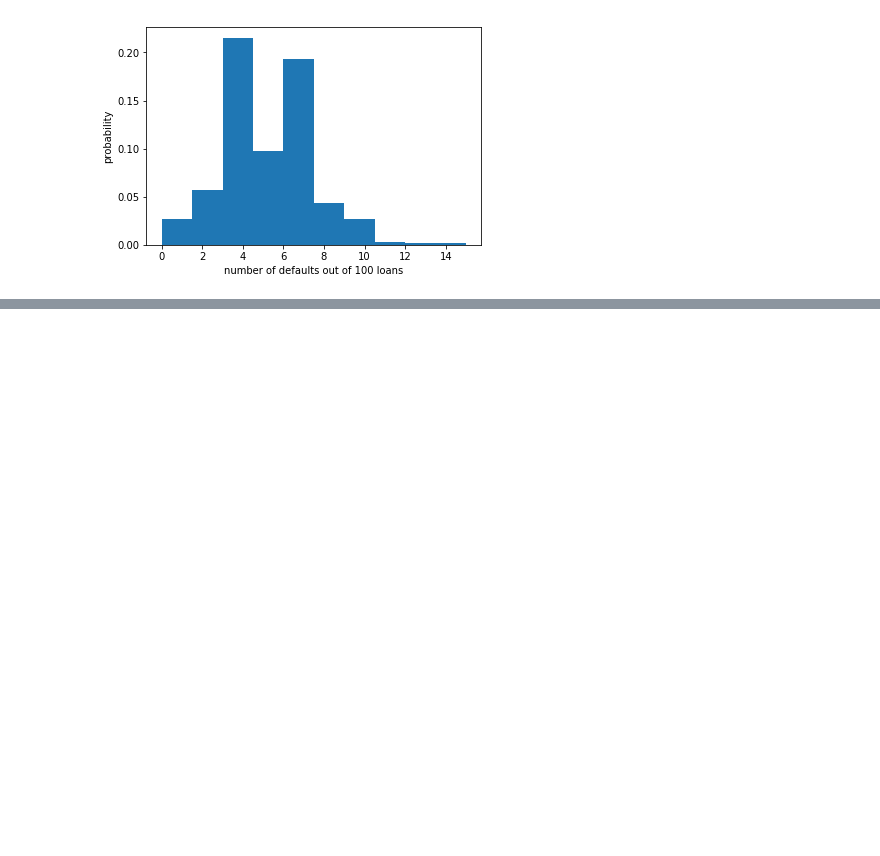
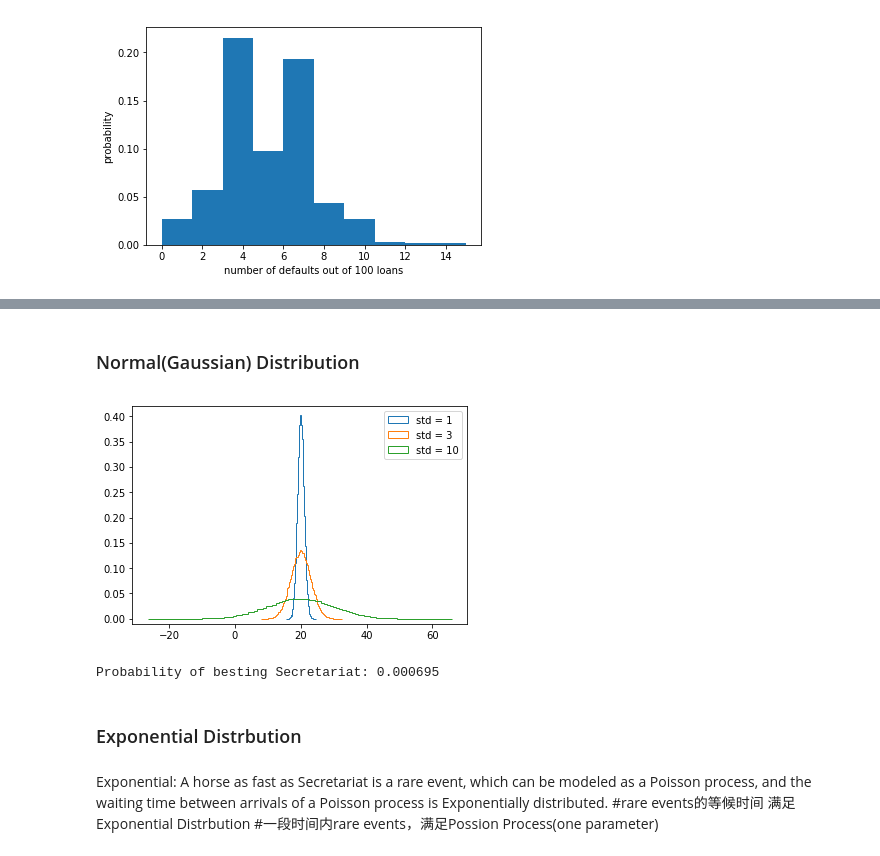
Before and after one commit to weitianyi1996/Prob-Stats, a Jupyter notebook: Prob&Stats.ipynb, the cells around one changed output, grey strips where cells are left out. Drawn from its saved outputs; the diff is of its cells as text; code cells hidden in the pictures; blank space fills up the shorter version.

```diff
--- a/Prob&Stats.ipynb
+++ b/Prob&Stats.ipynb
@@ -35,0 +55,20 @@ plt.show()
+# %% [markdown]
+### Normal(Gaussian) Distribution
+# %%
+import numpy as np
+import matplotlib.pyplot as plt
+
+# Draw 100000 samples from Normal distribution with stds of interest: samples_std1, samples_std3, samples_std10
+samples_std1=np.random.normal(20,1,100000)
+samples_std3=np.random.normal(20,3,100000)
+samples_std10=np.random.normal(20,10,100000)
+
+_=plt.hist(samples_std1,normed=True,histtype='step',bins=100)
+_=plt.hist(samples_std3,normed=True,histtype='step',bins=100)
+_=plt.hist(samples_std10,normed=True,histtype='step',bins=100)
+
+_ = plt.legend(('std = 1', 'std = 3', 'std = 10'))
+plt.ylim(-0.01, 0.42)
+plt.show()
+# %% [output]
+[figure, added]
@@ -35,0 +77,19 @@ plt.show()
+# %%
+#mu,sample get from historical data
+mu,sigma=149.22101123595507,1.627816471774816
+
+samples=np.random.normal(mu,sigma,1000000)
+
+# Compute the fraction that are faster than 144 seconds: prob
+prob=sum([1 for x in samples if x<144])/len(samples)
+
+print('Probability of besting Secretariat:', prob)
+# %% [output]
+Probability of besting Secretariat: 0.000695
+# %% [markdown]
+### Exponential Distrbution
+# %% [markdown]
+Exponential: A horse as fast as Secretariat is a rare event, which can be modeled as a Poisson process,
+and the waiting time between arrivals of a Poisson process is Exponentially distributed.
+#rare events的等候时间 满足Exponential Distrbution
+#一段时间内rare events，满足Possion Process(one parameter)
```
Also changed, not shown: parts of 6 cells of this notebook.
